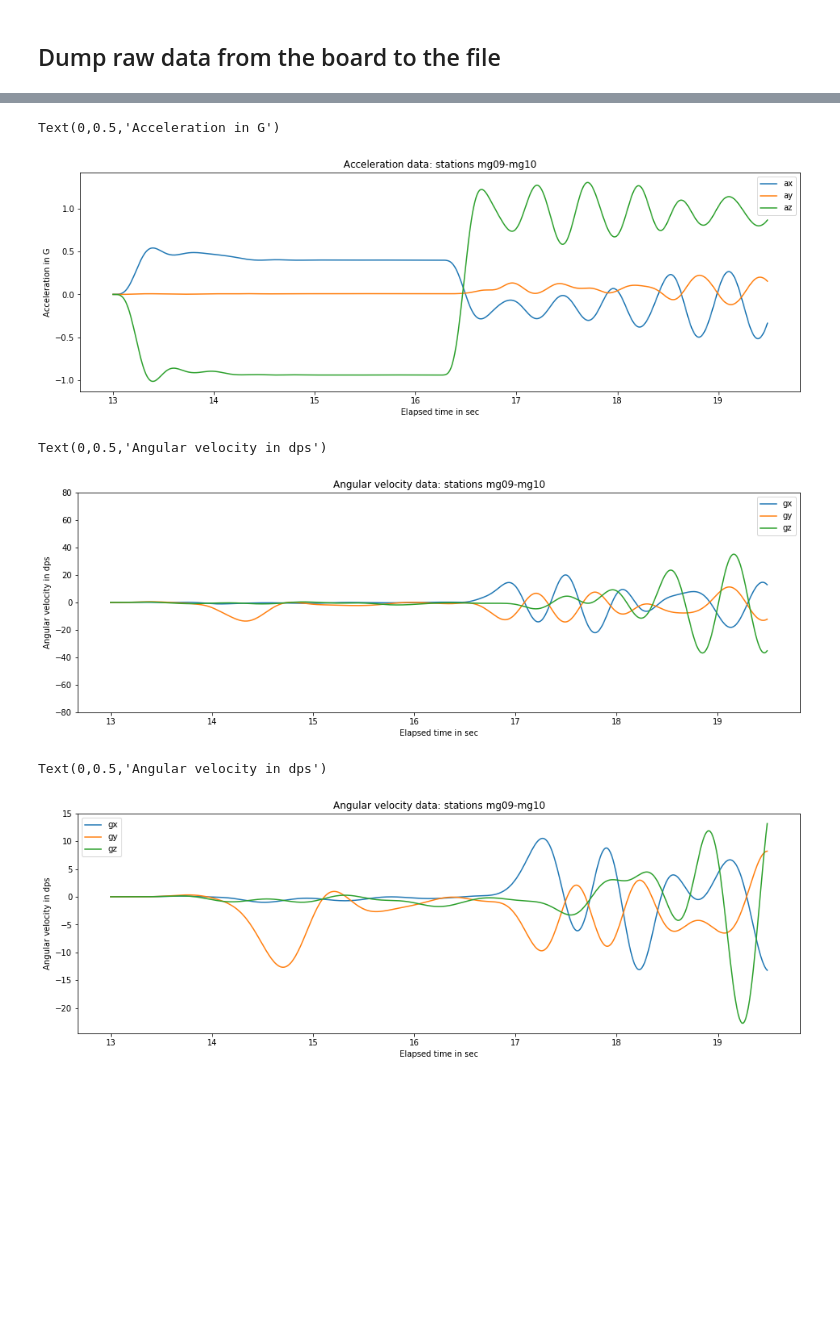
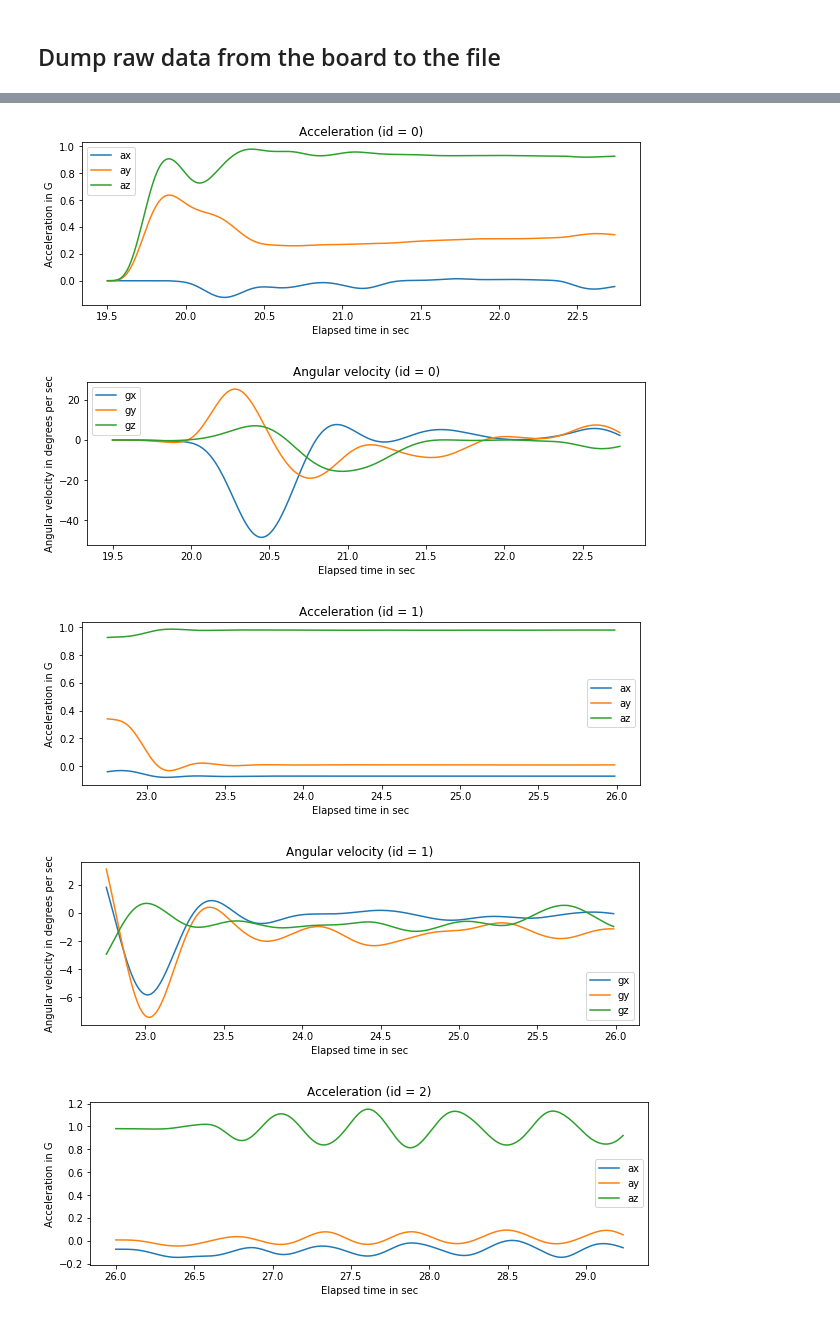
Before and after one commit to araobp/pic-mcu, a Jupyter notebook: src/python/motion analyzer.ipynb, the cells around one changed output, grey strips where cells are left out. Drawn from its saved outputs; the diff is of its cells as text; code cells hidden in the pictures; blank space fills up the shorter version.

```diff
--- a/src/python/motion analyzer.ipynb
+++ b/src/python/motion analyzer.ipynb
@@ -62,28 +71,24 @@ Text(0,0.5,'Acceleration in G')
 CUTOFF = 5.0
 b, a = sg.butter(5, CUTOFF/SAMPLING_RATE, btype='low')
 df[['ax', 'ay', 'az']] = df[['ax', 'ay', 'az']].apply(lambda row: sg.lfilter(b, a, row))
-# %%
-ax_a = df[['ax', 'ay', 'az']].plot(title='Acceleration data: stations mg09-mg10')
-ax_a.set_xlabel('Elapsed time in sec')
-ax_a.set_ylabel('Acceleration in G')
-# %% [output]
-Text(0,0.5,'Acceleration in G')
-[figure, removed]
-# %%
-ax_g = df[['gx', 'gy', 'gz']].plot(ylim=[-80, 80], title='Angular velocity data: stations mg09-mg10')
-ax_g.set_xlabel('Elapsed time in sec')
-ax_g.set_ylabel('Angular velocity in dps')
-# %% [output]
-Text(0,0.5,'Angular velocity in dps')
-[figure, removed]
 # %%
 CUTOFF = 3.0
 b, a = sg.butter(5, CUTOFF/SAMPLING_RATE, btype='low')
 df[['gx', 'gy', 'gz']] = df[['gx', 'gy', 'gz']].apply(lambda row: sg.lfilter(b, a, row))
-# %%
-ax_g = df[['gx', 'gy', 'gz']].plot(title='Angular velocity data: stations mg09-mg10')
-ax_g.set_xlabel('Elapsed time in sec')
-ax_g.set_ylabel('Angular velocity in dps')
-# %% [output]
-Text(0,0.5,'Angular velocity in dps')
-[figure, removed]
+# %%
+for i in range(measurements):
+    df2 = df[df['id']==i]
+    ax = df2[['ax', 'ay', 'az']].plot()
+    ax.set_xlabel('Elapsed time in sec')
+    ax.set_ylabel('Acceleration in G')
+    ax.set_title('Acceleration (id = {})'.format(i))
+    ax = df2[['gx', 'gy', 'gz']].plot()
+    ax.set_xlabel('Elapsed time in sec')
+    ax.set_ylabel('Angular velocity in degrees per sec')
+    ax.set_title('Angular velocity (id = {})'.format(i))
+# %% [output]
+[figure, added]
+[figure, added]
+[figure, added]
+[figure, added]
+[figure, added]
```
Also changed, not shown: parts of 6 cells of this notebook, 1 other file.
